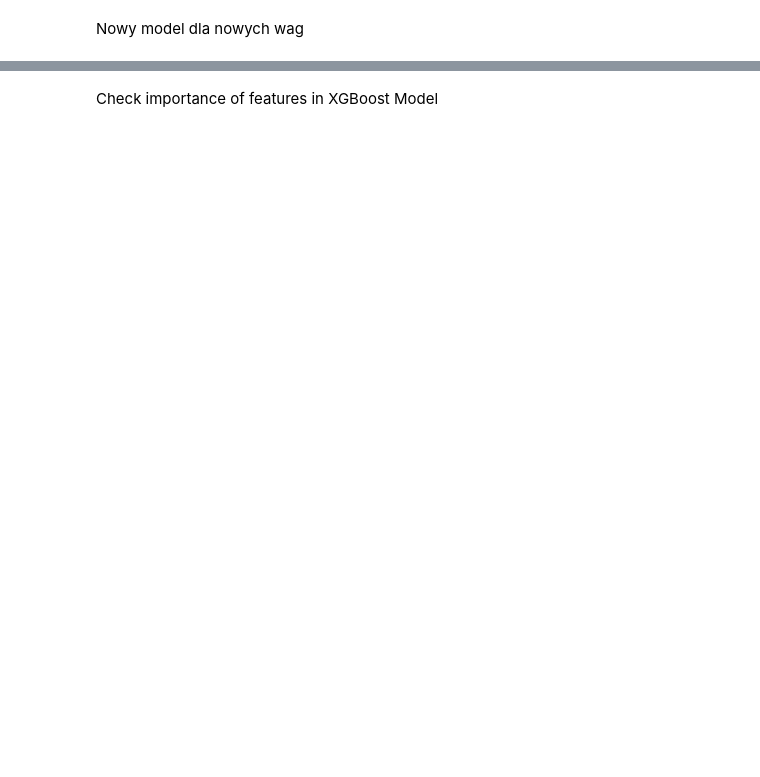
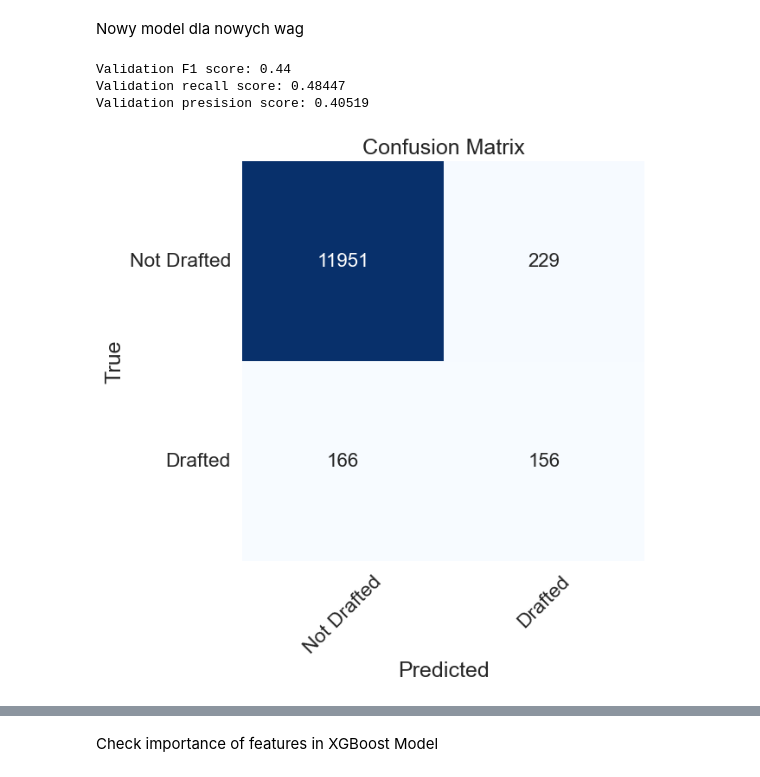
Before and after one commit to rakjuliaoczy/dr, a Jupyter notebook: XGBoost.ipynb, the cells around one changed output, grey strips where cells are left out. Cells and saved outputs as stored; diff of their text form; code cells hidden in the pictures; blank space fills up the shorter version.

```diff
--- a/XGBoost.ipynb
+++ b/XGBoost.ipynb
@@ -202,23 +231,30 @@ print("Weight for Class 2:", best_weight_two)
 Nowy model dla nowych wag
 # %%
 # Define XGBoost model with imbalanced class handling
-xgb_model = XGBClassifier(scale_pos_weight=(len(train_y) - sum(train_y)) / sum(train_y))
+model = XGBClassifier(scale_pos_weight=45)
 
 # Train the model
-xgb_model.fit(train_X, train_y)
+model.fit(train_X, train_y)
 
 # Make predictions on validation data
-val_preds = xgb_model.predict(val_X)
+val_preds = model.predict(val_X)
 
 # Calculate F1 score on validation data
 val_f1 = f1_score(val_y, val_preds)
+recall = recall_score(val_y, val_preds)
+precision = precision_score(val_y, val_preds)
 
 # Print validation F1 score
 print("Validation F1 score: {:.2f}".format(val_f1))
+print("Validation recall score: {:,.5f}".format(recall))
+print("Validation presision score: {:,.5f}".format(precision))
 
-# Print confusion matrix on validation data
-print("Confusion matrix on validation data:")
-print(confusion_matrix(val_y, val_preds))
+conf_matrix(val_y, val_preds)
+# %% [output]
+Validation F1 score: 0.44
+Validation recall score: 0.48447
+Validation presision score: 0.40519
+[figure, added]
 # %%
 # Test data, using 2021
 test_X_2021 = ball_data_2021[colnames]
```
Also changed, not shown: parts of 11 cells of this notebook, 2 other files.
